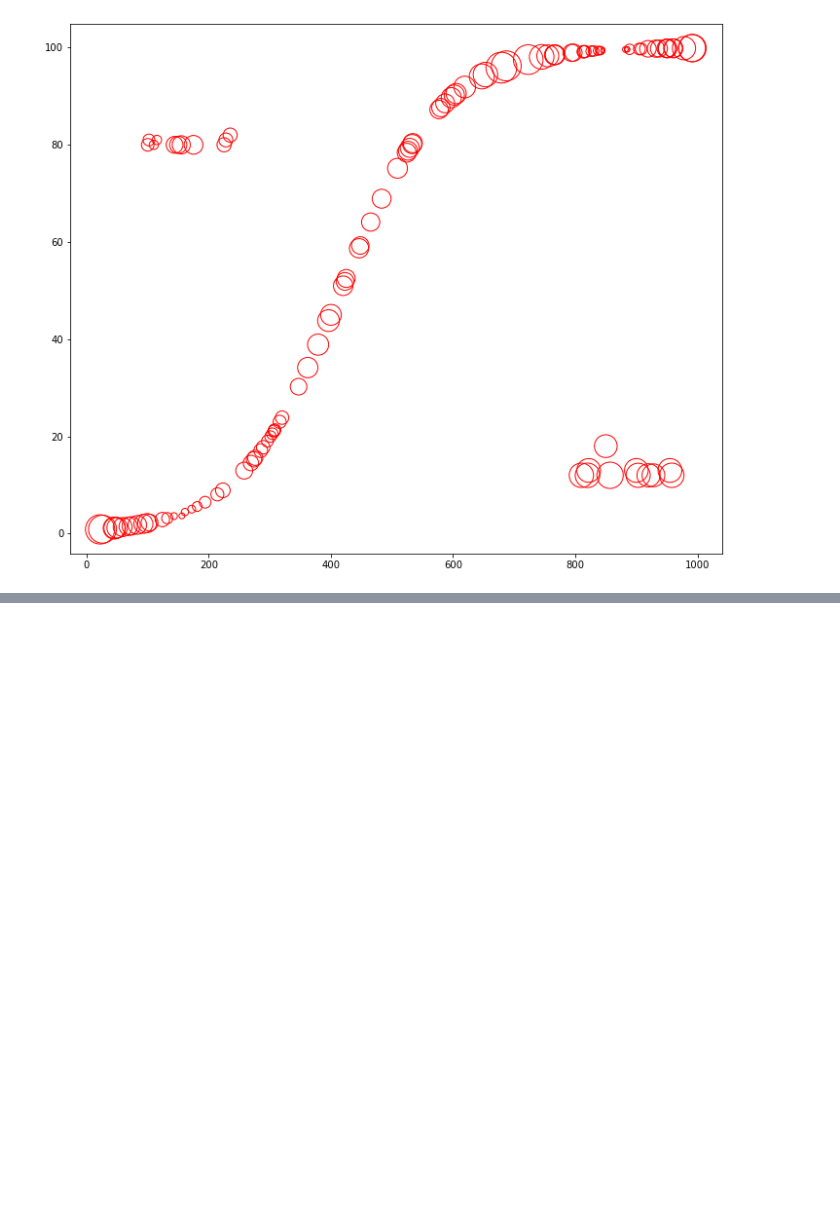
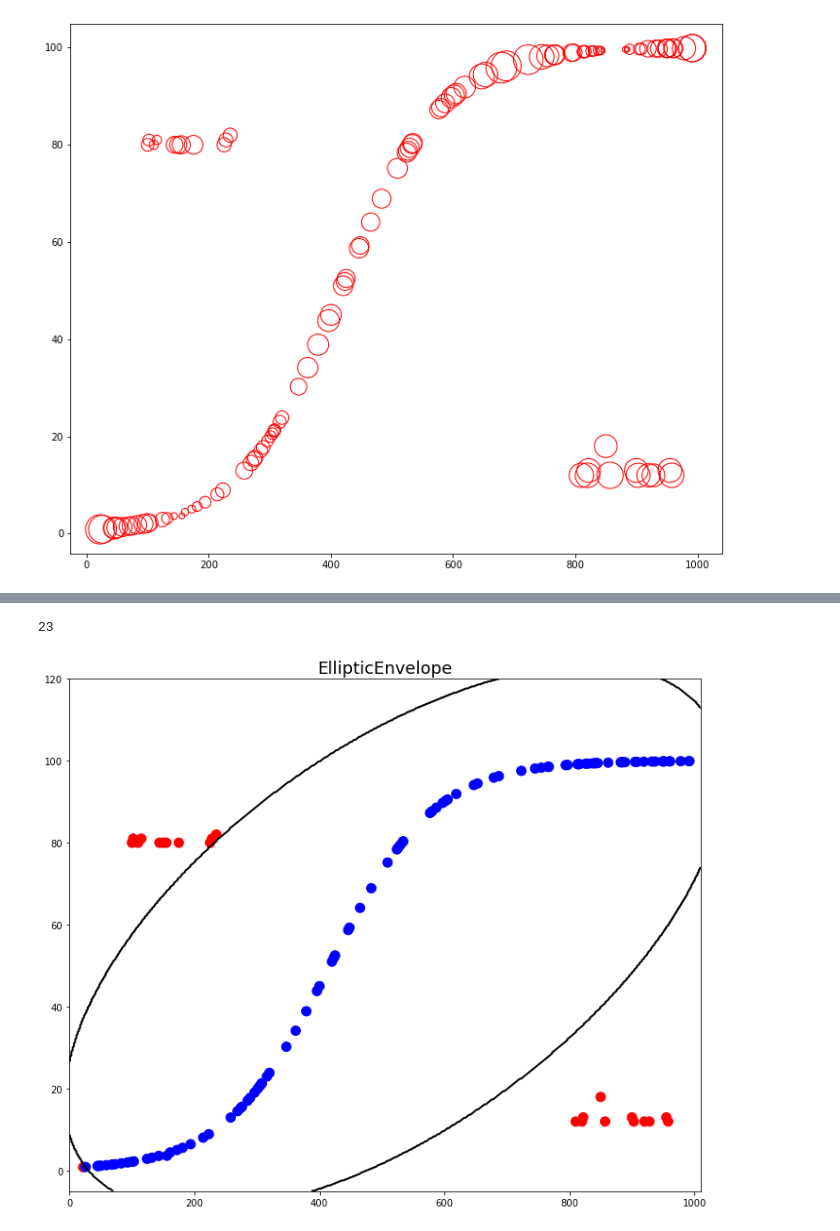
Before and after one commit to Kecar2/Preparing-Data-for-Modeling-with-scikit-learn, a Jupyter notebook: Understanding_and_Implementing_Novelty_and_Outlier_Detection/OutlierDetectionUsingLocalOutlierFactor_StudentPerformance.ipynb, the cells around one changed output, grey strips where cells are left out. Cells and saved outputs as stored; diff of their text form; code cells hidden in the pictures; blank space fills up the shorter version.

```diff
--- a/Understanding_and_Implementing_Novelty_and_Outlier_Detection/OutlierDetectionUsingLocalOutlierFactor_StudentPerformance.ipynb
+++ b/Understanding_and_Implementing_Novelty_and_Outlier_Detection/OutlierDetectionUsingLocalOutlierFactor_StudentPerformance.ipynb
@@ -131,0 +248,6 @@ plt.show()
+# %%
+ee = EllipticEnvelope(support_fraction=1., contamination=0.19)
+# %%
+y_pred = ee.fit_predict(X)
+
+y_pred
@@ -131,0 +263,29 @@ plt.show()
+# %%
+n_outliers = (y_pred == -1).sum()
+n_outliers
+# %% [output]
+23
+# %%
+xx, yy = np.meshgrid(np.linspace(0, 1010, 500),
+                    np.linspace(-5, 120, 500))
+
+z = ee.predict(np.c_[xx.ravel(), yy.ravel()])
+z = z.reshape(xx.shape)
+# %%
+plt.figure(figsize=(12, 10))
+
+plt.title('EllipticEnvelope', size=18)
+
+plt.scatter(student_scores['Hours Studied'],
+           student_scores['Score Obtained'],
+           s=100,
+           color=colors[(y_pred + 1) // 2])
+
+plt.contour(xx, yy, z,
+           levels=[0],
+           linewidths=2,
+           colors='black')
+
+plt.show()
+# %% [output]
+[figure, added]
```
Also changed, not shown: parts of 41 cells of this notebook.
